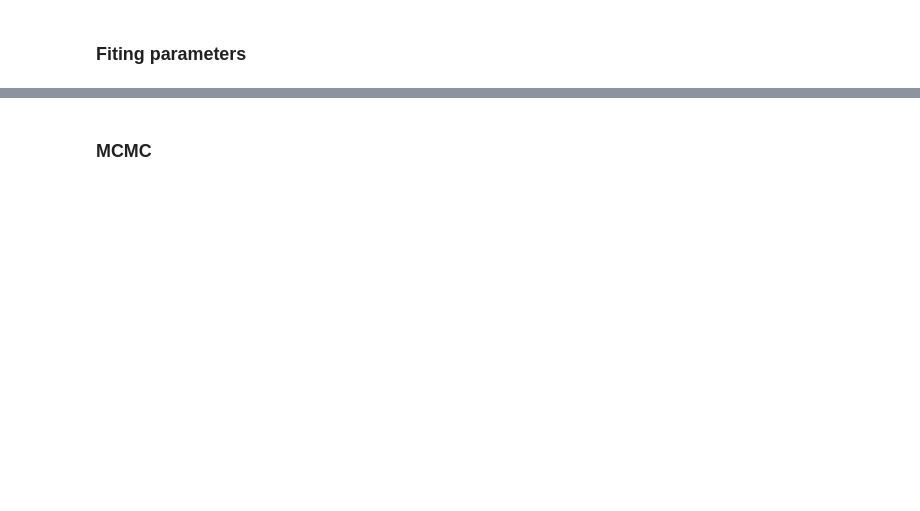
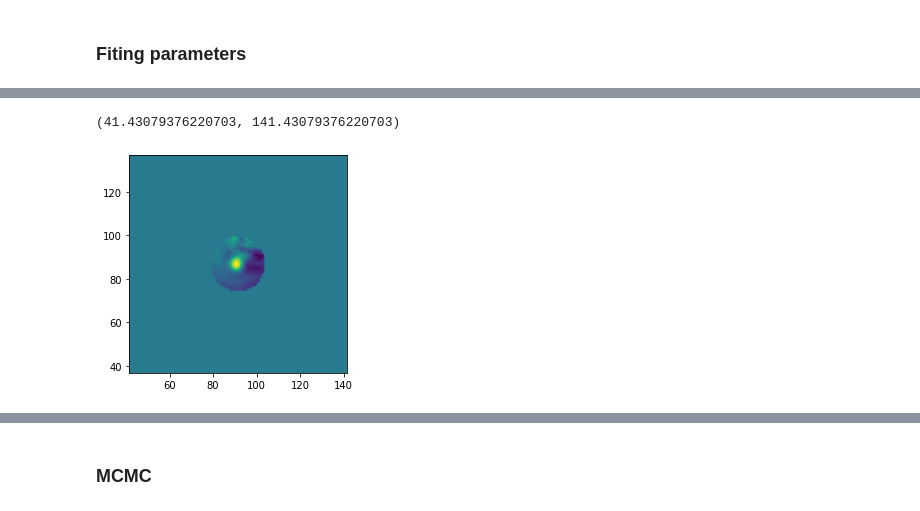
Before and after one commit to yemsnucleus/NEGFC, a Jupyter notebook: negfc_gpu.ipynb, the cells around one changed output, grey strips where cells are left out. Saved outputs shown, nothing was run; the diff lists cells and outputs as text; code cells hidden in the pictures; blank space fills up the shorter version.

```diff
--- a/negfc_gpu.ipynb
+++ b/negfc_gpu.ipynb
@@ -170,2 +160,15 @@ model.compile(loss_fn=custom_loss_w, optimizer=Adam(1))
+# %%
+x_ = table.iloc[0]['x']
+y_ = table.iloc[0]['y']
+fwhm_ = table.iloc[0]['fwhm_mean']
+
+obj_reg = tfnegfc.get_objective_region(adi_image, x_, y_, rot_ang, fwhm_*3)
+plt.figure()
+plt.imshow(obj_reg[0])
+plt.ylim(y_-50, y_+50)
+plt.xlim(x_-50, x_+50)
+# %% [output]
+(41.43079376220703, 141.43079376220703)
+[figure, added]
 # %%
 %%time
```
Also changed, not shown: parts of 26 cells of this notebook, 4 other files.
